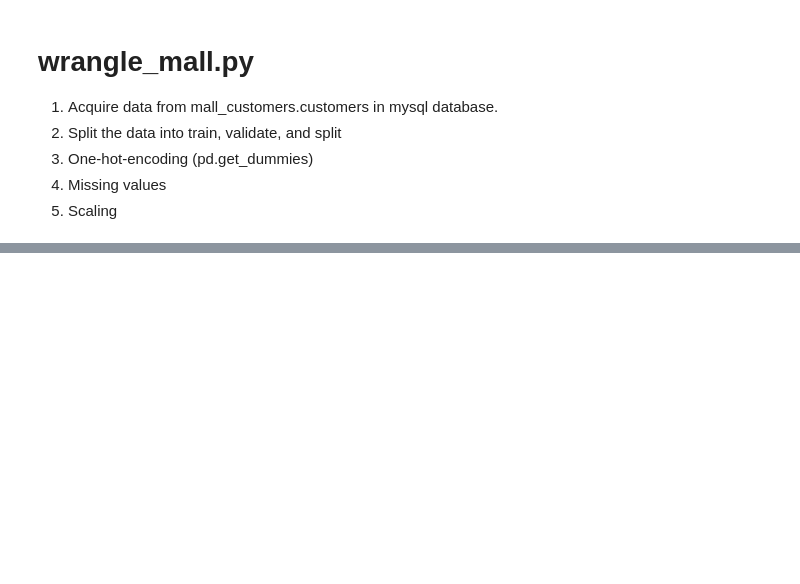
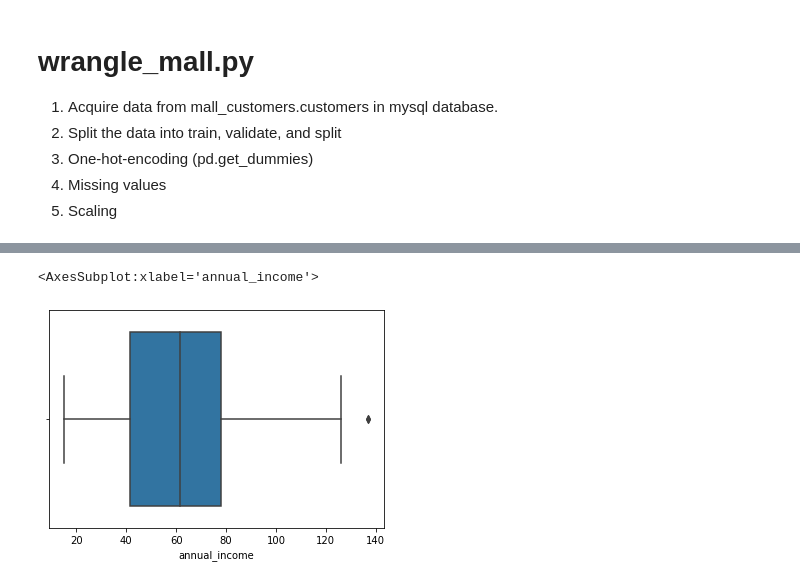
Before and after one commit to brandonjbryant/clustering-exercises, a Jupyter notebook: exercises/zillow.ipynb, the cells around one changed output, grey strips where cells are left out. Drawn from its saved outputs; the diff is of its cells as text; code cells hidden in the pictures; blank space fills up the shorter version.

```diff
--- a/exercises/zillow.ipynb
+++ b/exercises/zillow.ipynb
@@ -495,0 +632,5 @@ __notebook__
+# %%
+sns.boxplot(data = df, x = 'annual_income')
+# %% [output]
+<AxesSubplot:xlabel='annual_income'>
+[figure, added]
```
Also changed, not shown: parts of 17 cells of this notebook.
